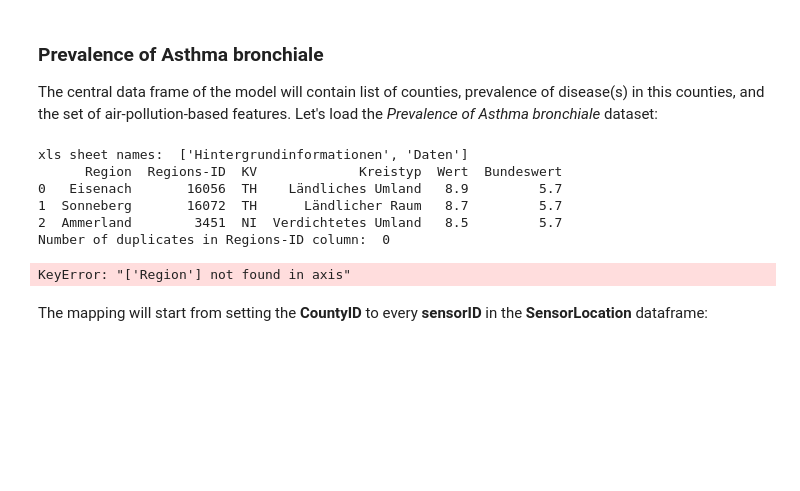
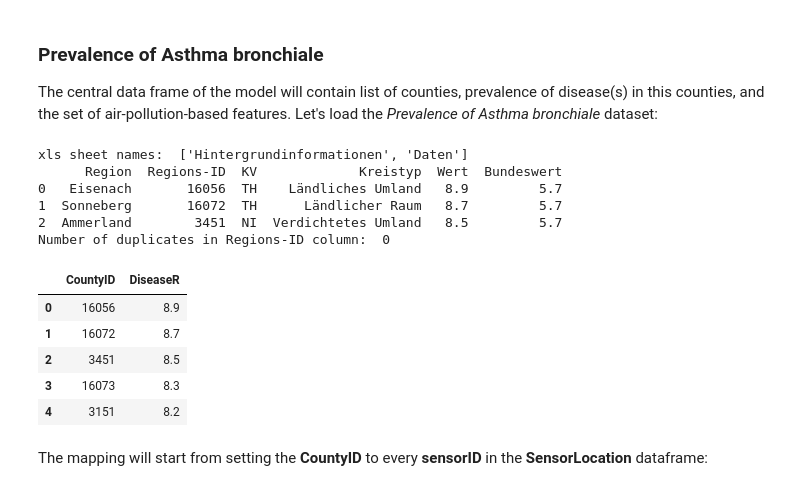
Before and after one commit to EvgenyGorelov/IBM_Coursera_Capstone, a Jupyter notebook: Capstone.etl.PandasSpark.1.1.ipynb, the cells around one changed output. Cells and saved outputs as stored; diff of their text form; code cells hidden in the pictures; blank space fills up the shorter version.

```diff
--- a/Capstone.etl.PandasSpark.1.1.ipynb
+++ b/Capstone.etl.PandasSpark.1.1.ipynb
@@ -272,11 +272,16 @@ xls sheet names:  ['Hintergrundinformationen', 'Daten']
 2  Ammerland        3451  NI  Verdichtetes Umland   8.5         5.7
 Number of duplicates in Regions-ID column:  0
 # %%
-dfAsthma = dfAsthma.drop('Region').drop('KV').drop('Kreistyp').drop('Bundeswert')
+dfAsthma = dfAsthma.drop(['Region', 'KV', 'Kreistyp', 'Bundeswert'], axis=1)
 dfAsthma.columns=['CountyID','DiseaseR']
 dfAsthma.head(5)
 # %% [output]
-KeyError: "['Region'] not found in axis"
+|  | CountyID | DiseaseR |
+| 0 | 16056 | 8.9 |
+| 1 | 16072 | 8.7 |
+| 2 | 3451 | 8.5 |
+| 3 | 16073 | 8.3 |
+| 4 | 3151 | 8.2 |
 # %% [markdown]
 The mapping will start from setting the **CountyID** to every **sensorID** in the **SensorLocation** dataframe:
 # %%
```
Also changed, not shown: parts of 3 cells of this notebook.
